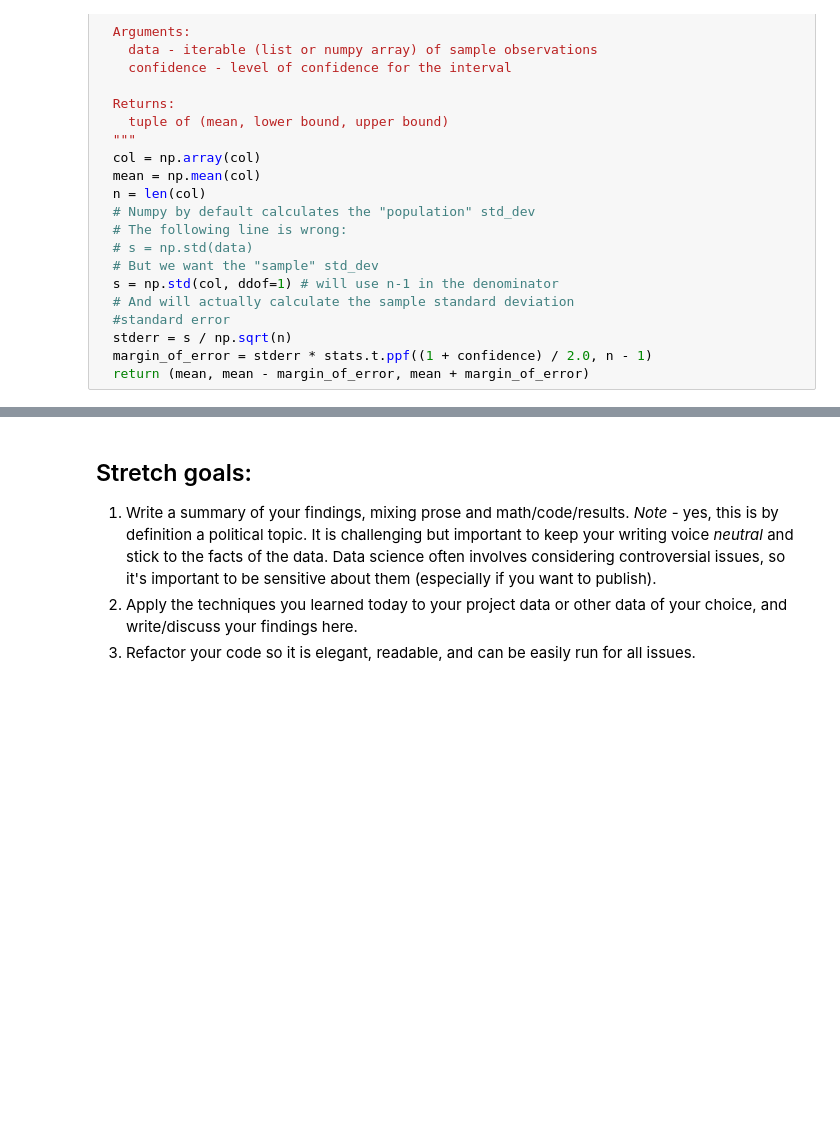
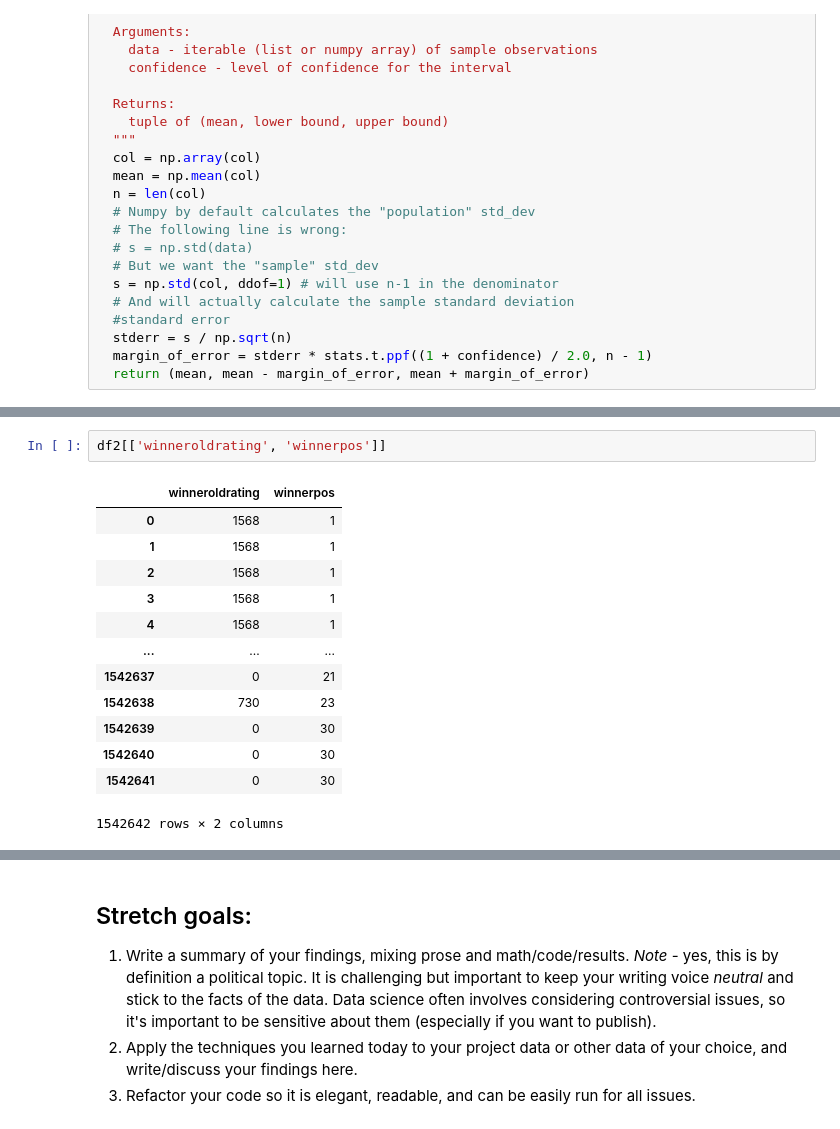
Before and after one commit to juliensky/DS-Unit-1-Sprint-2-Statistics, a Jupyter notebook: DS12_122_Sampling_Confidence_Intervals_and_Hypothesis_Testing_Assignment.ipynb, the cells around one changed output, grey strips where cells are left out. Drawn from its saved outputs; the diff is of its cells as text; blank space fills up the shorter version.

```diff
--- a/DS12_122_Sampling_Confidence_Intervals_and_Hypothesis_Testing_Assignment.ipynb
+++ b/DS12_122_Sampling_Confidence_Intervals_and_Hypothesis_Testing_Assignment.ipynb
@@ -198,0 +202,16 @@ df.head()
+# %%
+df2[['winneroldrating', 'winnerpos']]
+# %% [output]
+|  | winneroldrating | winnerpos |
+| 0 | 1568 | 1 |
+| 1 | 1568 | 1 |
+| 2 | 1568 | 1 |
+| 3 | 1568 | 1 |
+| 4 | 1568 | 1 |
+| ... | ... | ... |
+| 1542637 | 0 | 21 |
+| 1542638 | 730 | 23 |
+| 1542639 | 0 | 30 |
+| 1542640 | 0 | 30 |
+| 1542641 | 0 | 30 |
+1542642 rows × 2 columns
```
Also changed, not shown: parts of 13 cells of this notebook.
